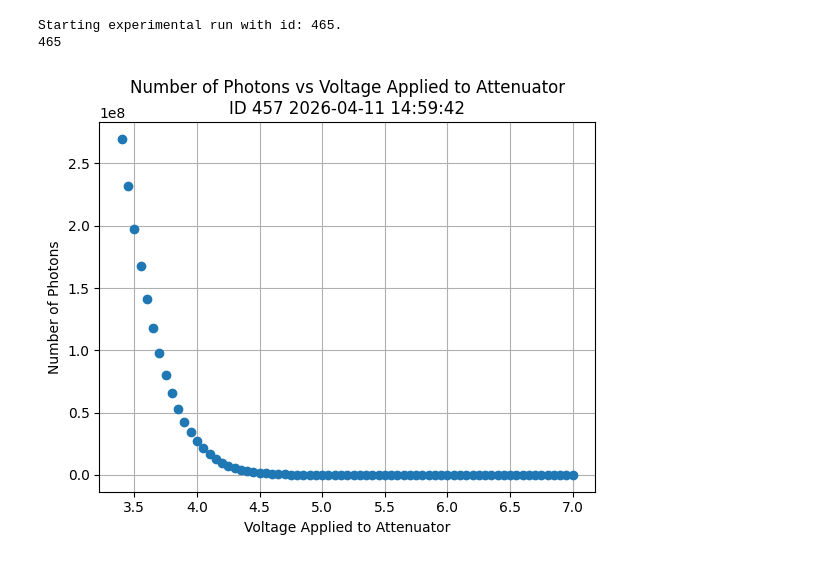
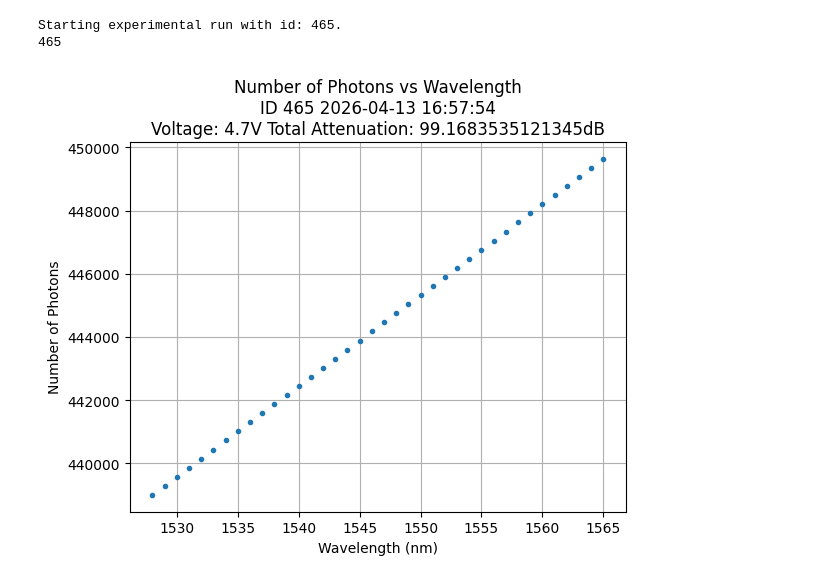
Before and after one commit to QNLSydney/snspd, a Jupyter notebook: SNSPD2/SNSPD4_2_Photon_Number_Calculation.ipynb, the cells around one changed output. Drawn from its saved outputs; the diff is of its cells as text; code cells hidden in the pictures.

```diff
--- a/SNSPD2/SNSPD4_2_Photon_Number_Calculation.ipynb
+++ b/SNSPD2/SNSPD4_2_Photon_Number_Calculation.ipynb
@@ -107,16 +107,16 @@ Starting experimental run with id: 465.
 # %%
 ID = 465
 data = load_by_id(ID).get_parameter_data()
-v_attenuator = data['v_attenuator']['v_attenuator']
-total_attenuation = data['total_attenuation']['total_attenuation']
-wavelength = data['wavelength']['wavelength']
+v_attenuator = data['v_attenuator']['v_attenuator'][0]
+total_attenuation = data['total_attenuation']['total_attenuation'][0]
+wavelength_range = data['wavelength_range']['wavelength_range']
 Nphotons = data['Nphotons']['Nphotons']
 title = f'Number of Photons vs Wavelength'
-ts = make_title(title, ID, extra=f'Voltage: {v_attenuator} Total Attenuation: {total_attenuation}')
-plt.plot(wavelength*1e9, Nphotons, '.')
+ts = make_title(title, ID, extra=f'Voltage: {v_attenuator}V Total Attenuation: {total_attenuation}dB')
+plt.plot(wavelength_range*1e9, Nphotons, '.')
 plt.title(ts)
 plt.ylabel('Number of Photons')
 plt.xlabel('Wavelength (nm)')
 plt.grid()
 # %% [output]
-[figure, old version]
+[figure, new version]
```
Also changed, not shown: 1 other file.
